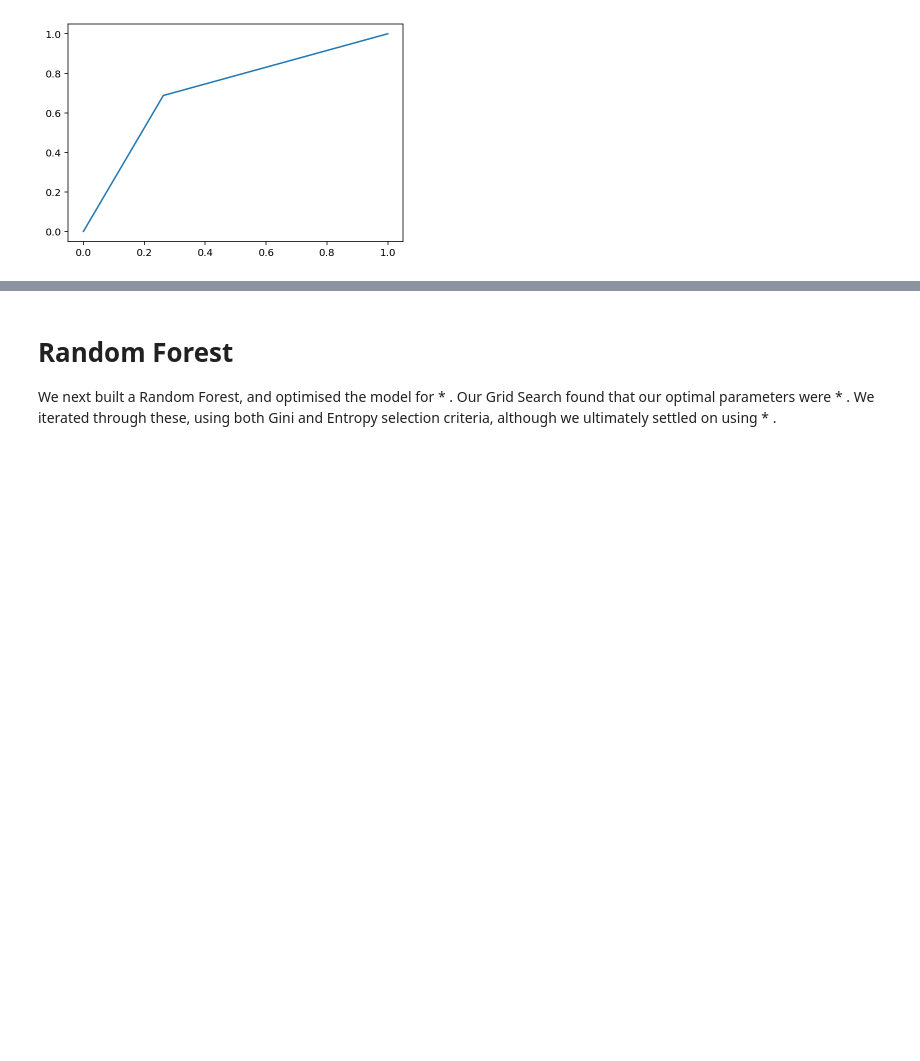
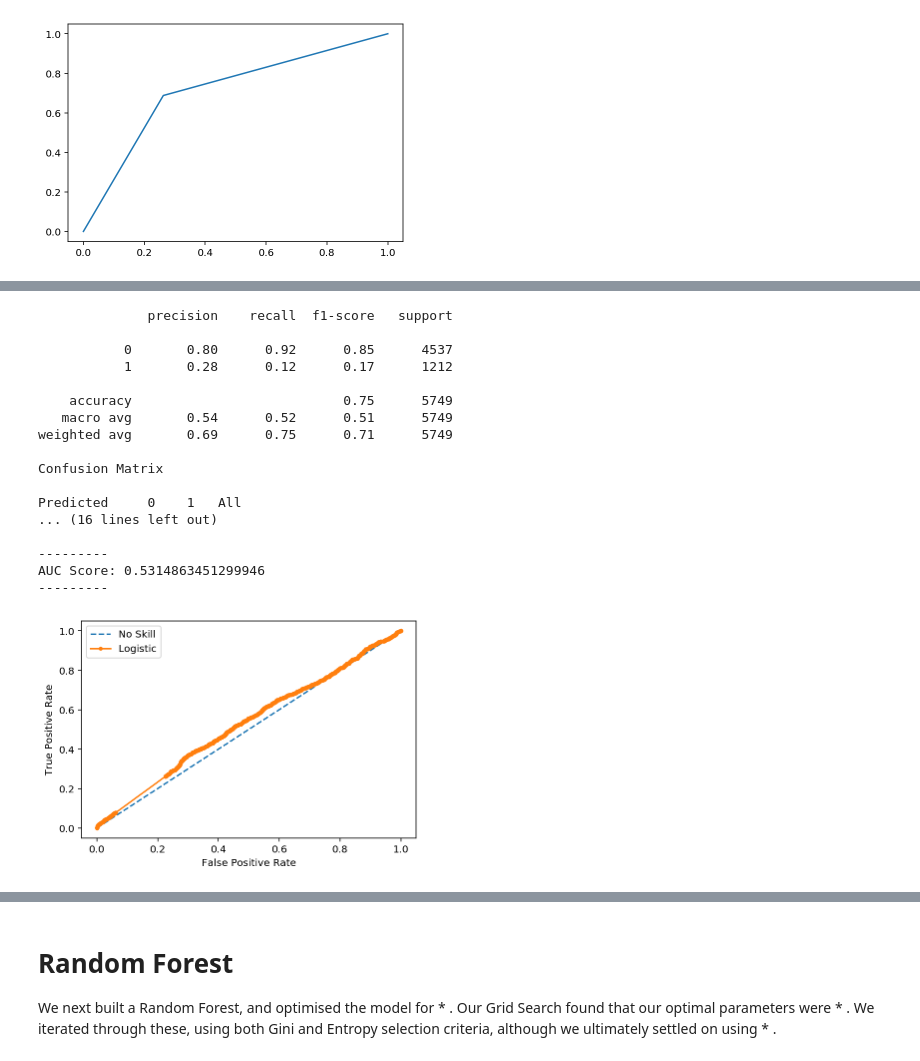
Before and after one commit to Carterbouley/mod_5_project, a Jupyter notebook: Final_Notebook.ipynb, the cells around one changed output, grey strips where cells are left out. Drawn from its saved outputs; the diff is of its cells as text; code cells hidden in the pictures; blank space fills up the shorter version.

```diff
--- a/Final_Notebook.ipynb
+++ b/Final_Notebook.ipynb
@@ -151,0 +143,3 @@ AUC Score: 0.7125212947189097
+# %%
+df_d = pd.read_csv('allthedummies.csv') # We import all our dummy variables from the clean
+X_train_d, X_test_d, y_train_d, y_test_d, X_train_scaled_d, X_test_scaled_d = md.XySplit(df)
@@ -151,0 +148,21 @@ AUC Score: 0.7125212947189097
+# %%
+md.SVM(X_train_scaled_d, X_test_scaled_d, y_train_d, y_test_d)
+# %% [output]
+              precision    recall  f1-score   support
+
+           0       0.80      0.92      0.85      4537
+           1       0.28      0.12      0.17      1212
+
+    accuracy                           0.75      5749
+   macro avg       0.54      0.52      0.51      5749
+weighted avg       0.69      0.75      0.71      5749
+
+Confusion Matrix
+
+Predicted     0    1   All
+... (16 lines left out)
+
+---------
+AUC Score: 0.5314863451299946
+---------
+[figure, added]
```
Also changed, not shown: parts of 32 cells of this notebook, 2 other files.
